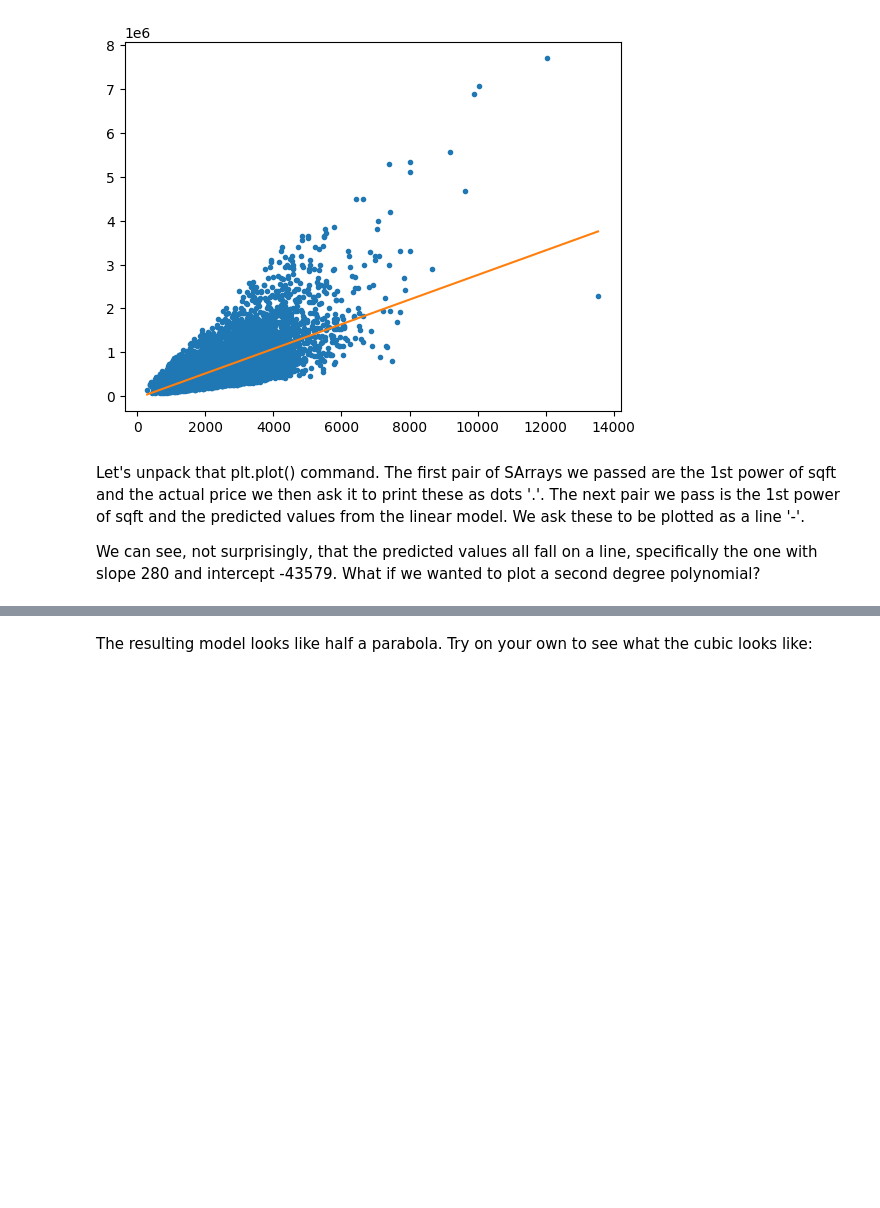
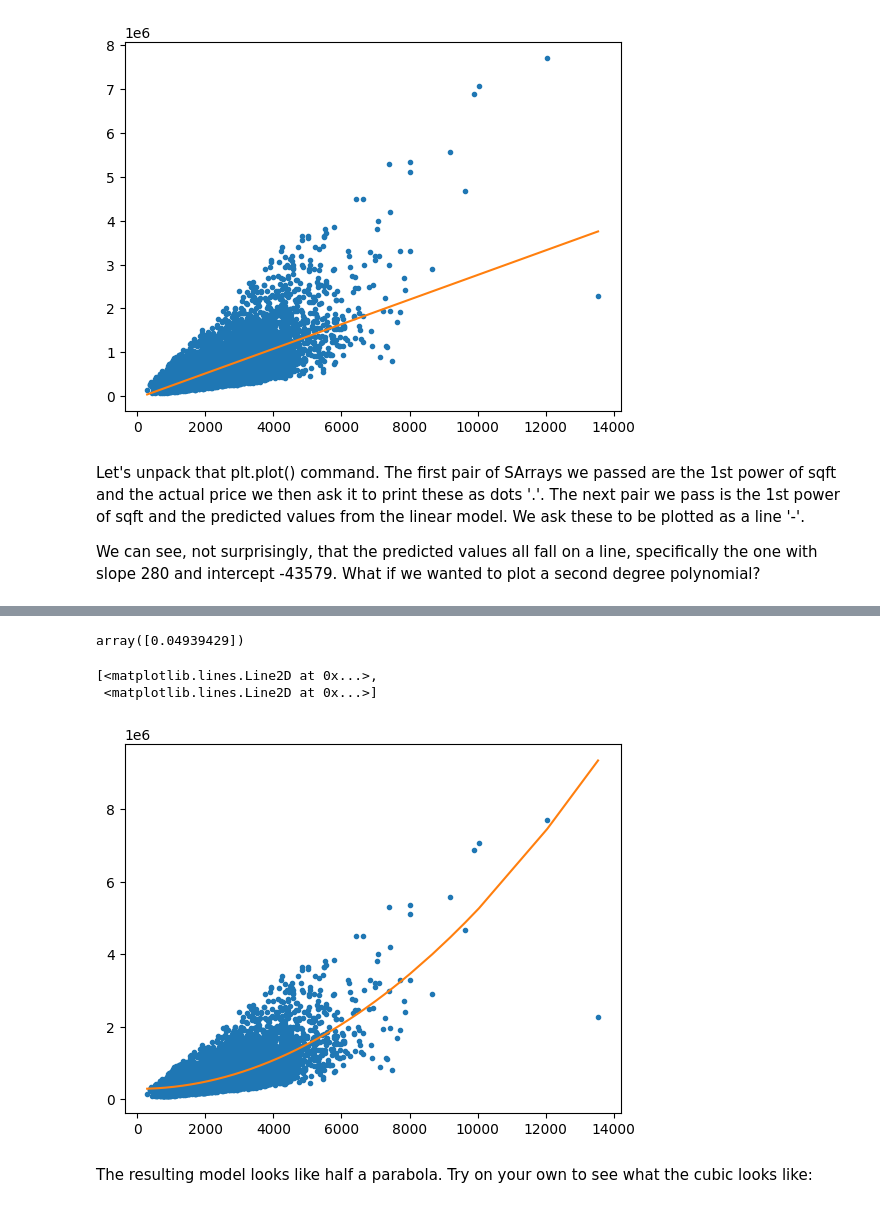
Before and after one commit to cd155/Machine-Learning-Regression, a Jupyter notebook: Module 4/REG03-NB01.ipynb, the cells around one changed output, grey strips where cells are left out. Drawn from its saved outputs; the diff is of its cells as text; code cells hidden in the pictures; blank space fills up the shorter version.

Commit message:
complete higher polynomial

```diff
--- a/Module 4/REG03-NB01.ipynb
+++ b/Module 4/REG03-NB01.ipynb
@@ -149,7 +164,8 @@ Let's unpack that plt.plot() command. The first pair of SArrays we passed are th
 
 We can see, not surprisingly, that the predicted values all fall on a line, specifically the one with slope 280 and intercept -43579. What if we wanted to plot a second degree polynomial?
 # %%
-poly2_data = polynomial_sframe(sales['sqft_living'], 2)
-my_features = poly2_data.column_names() # get the name of the features
+poly2_data = polynomial_dataframe(sales['sqft_living'], 2)
 poly2_data['price'] = sales['price'] # add price to the data since it's the target
-model2 = turicreate.linear_regression.create(poly2_data, target = 'price', features = my_features, validation_set = None)
+model2 = LinearRegression().fit(poly2_data[['power_2']], poly2_data['price'])
+
+poly2_data
@@ -156,7 +186,13 @@ model2 = turicreate.linear_regression.create(poly2_data, target = 'price', featu
 # %%
-model2.coefficients
+model2.coef_
+# %% [output]
+array([0.04939429])
 # %%
 plt.plot(poly2_data['power_1'],poly2_data['price'],'.',
-         poly2_data['power_1'], model2.predict(poly2_data),'-')
+         poly2_data['power_1'], model2.predict(poly2_data[['power_2']]),'-')
+# %% [output]
+[<matplotlib.lines.Line2D at 0x...>,
+ <matplotlib.lines.Line2D at 0x...>]
+[figure, added]
 # %% [markdown]
 The resulting model looks like half a parabola. Try on your own to see what the cubic looks like:
```
Also changed, not shown: parts of 6 cells of this notebook.
